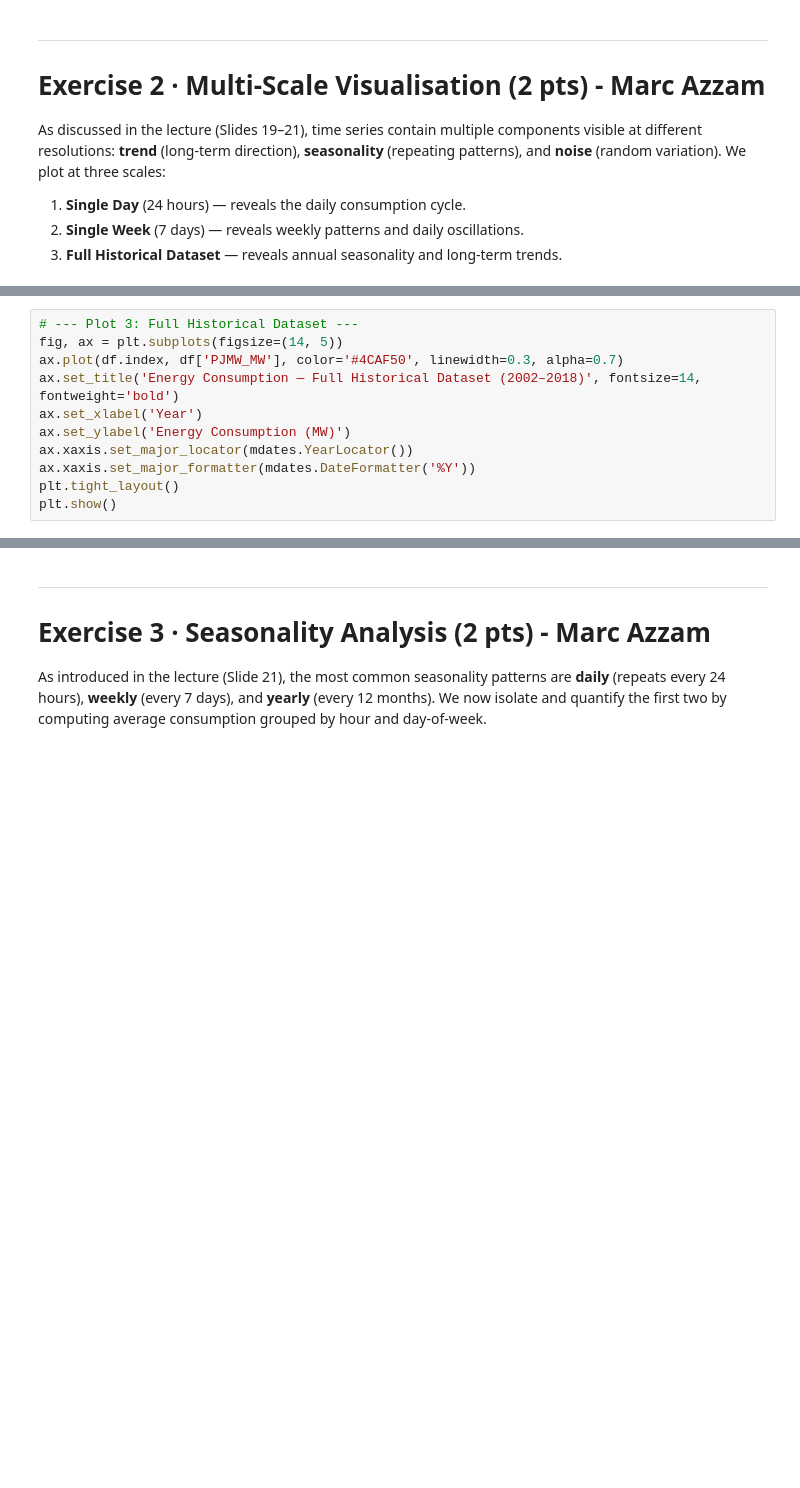
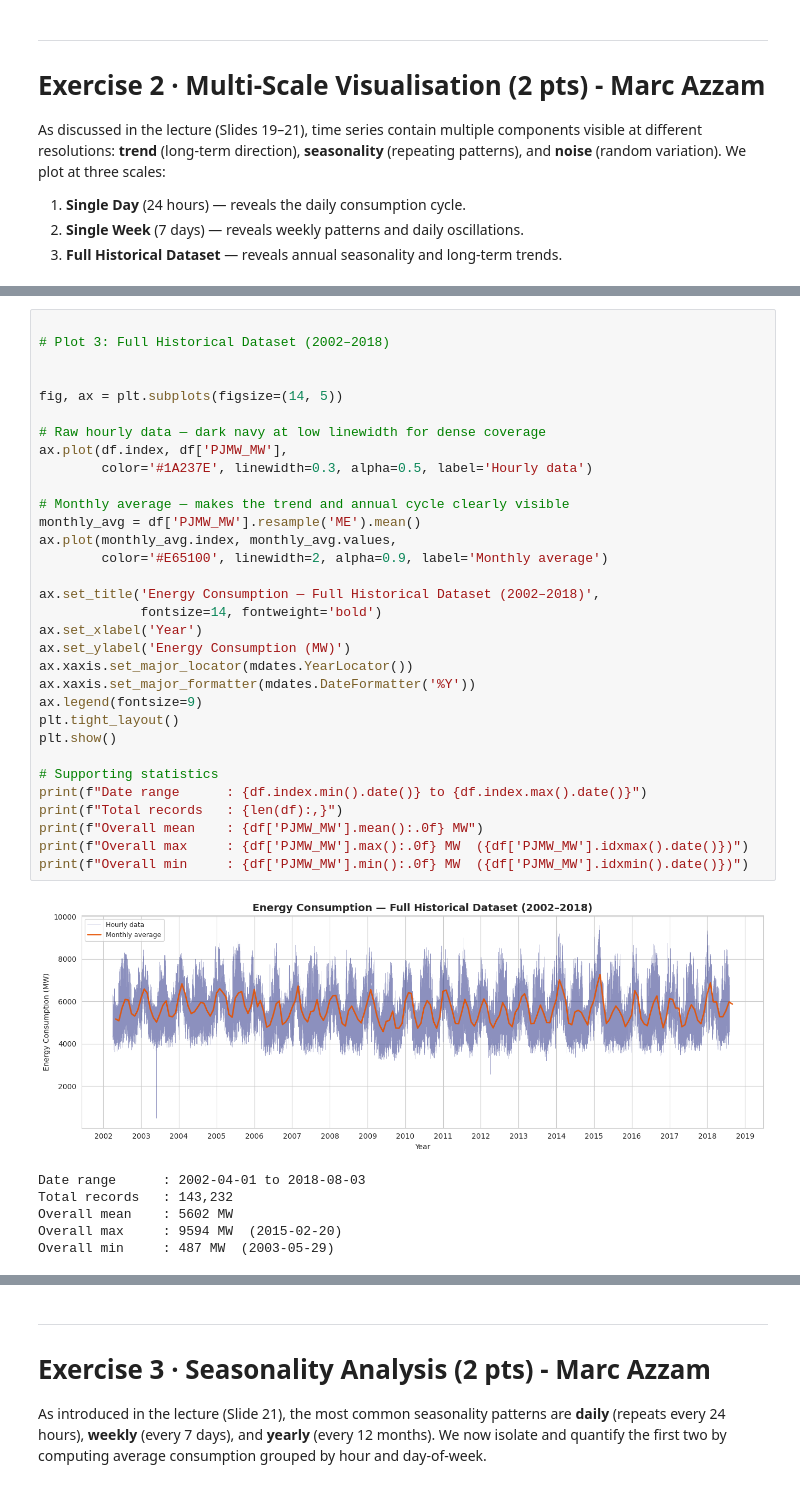
Before and after one commit to markshanehaines-ZIG/timeseries-group5, a Jupyter notebook: notebooks/MAICEN_1125_M5_U1_Group_5_Assignment.ipynb, the cells around one changed output, grey strips where cells are left out. Drawn from its saved outputs; the diff is of its cells as text; blank space fills up the shorter version.

```diff
--- a/notebooks/MAICEN_1125_M5_U1_Group_5_Assignment.ipynb
+++ b/notebooks/MAICEN_1125_M5_U1_Group_5_Assignment.ipynb
@@ -218,12 +319,40 @@ plt.show()
 # %%
-# --- Plot 3: Full Historical Dataset ---
+
+# Plot 3: Full Historical Dataset (2002–2018)
+
+
 fig, ax = plt.subplots(figsize=(14, 5))
-ax.plot(df.index, df['PJMW_MW'], color='#4CAF50', linewidth=0.3, alpha=0.7)
-ax.set_title('Energy Consumption — Full Historical Dataset (2002–2018)', fontsize=14, fontweight='bold')
+
+# Raw hourly data — dark navy at low linewidth for dense coverage
+ax.plot(df.index, df['PJMW_MW'],
+        color='#1A237E', linewidth=0.3, alpha=0.5, label='Hourly data')
+
+# Monthly average — makes the trend and annual cycle clearly visible
+monthly_avg = df['PJMW_MW'].resample('ME').mean()
+ax.plot(monthly_avg.index, monthly_avg.values,
+        color='#E65100', linewidth=2, alpha=0.9, label='Monthly average')
+
+ax.set_title('Energy Consumption — Full Historical Dataset (2002–2018)',
+             fontsize=14, fontweight='bold')
 ax.set_xlabel('Year')
 ax.set_ylabel('Energy Consumption (MW)')
 ax.xaxis.set_major_locator(mdates.YearLocator())
 ax.xaxis.set_major_formatter(mdates.DateFormatter('%Y'))
+ax.legend(fontsize=9)
 plt.tight_layout()
 plt.show()
+
+# Supporting statistics
+print(f"Date range      : {df.index.min().date()} to {df.index.max().date()}")
+print(f"Total records   : {len(df):,}")
+print(f"Overall mean    : {df['PJMW_MW'].mean():.0f} MW")
+print(f"Overall max     : {df['PJMW_MW'].max():.0f} MW  ({df['PJMW_MW'].idxmax().date()})")
+print(f"Overall min     : {df['PJMW_MW'].min():.0f} MW  ({df['PJMW_MW'].idxmin().date()})")
+# %% [output]
+[figure, added]
+Date range      : 2002-04-01 to 2018-08-03
+Total records   : 143,232
+Overall mean    : 5602 MW
+Overall max     : 9594 MW  (2015-02-20)
+Overall min     : 487 MW  (2003-05-29)
 # %% [markdown]
```
Also changed, not shown: parts of 78 cells of this notebook.
